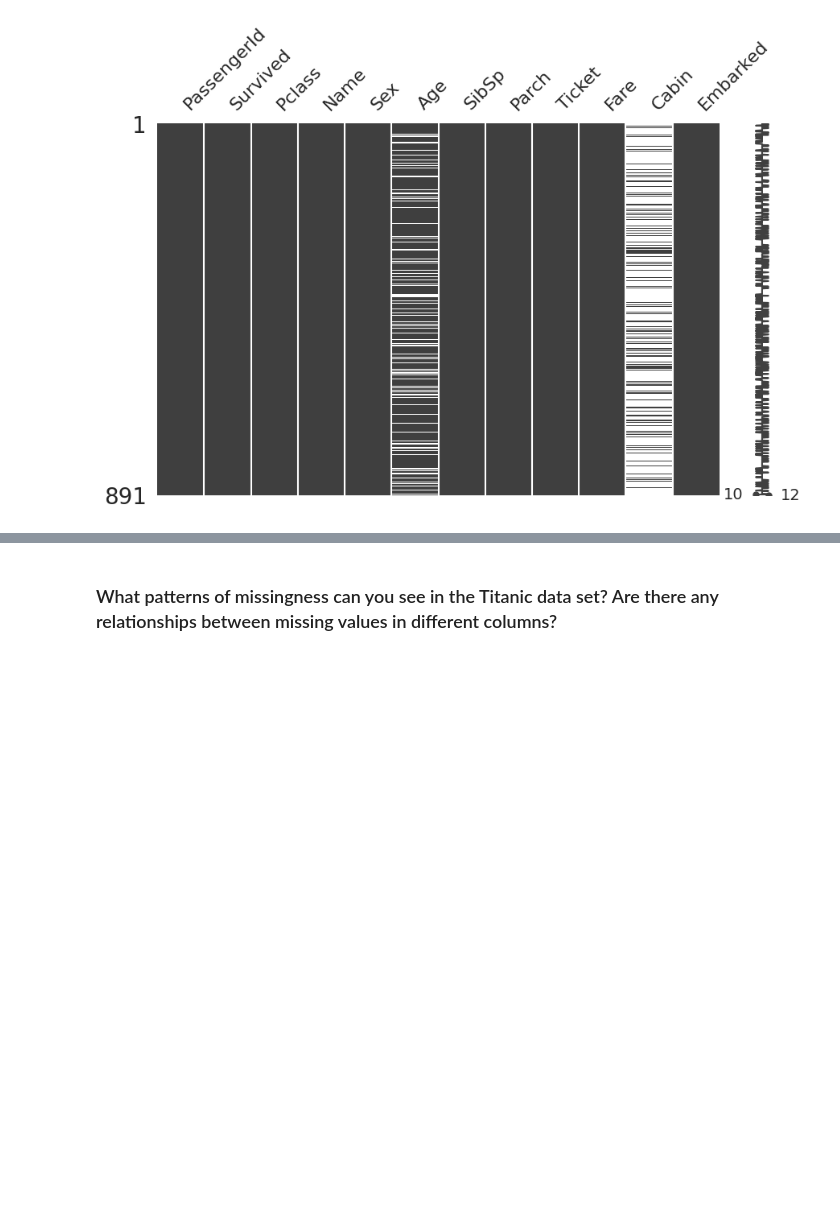
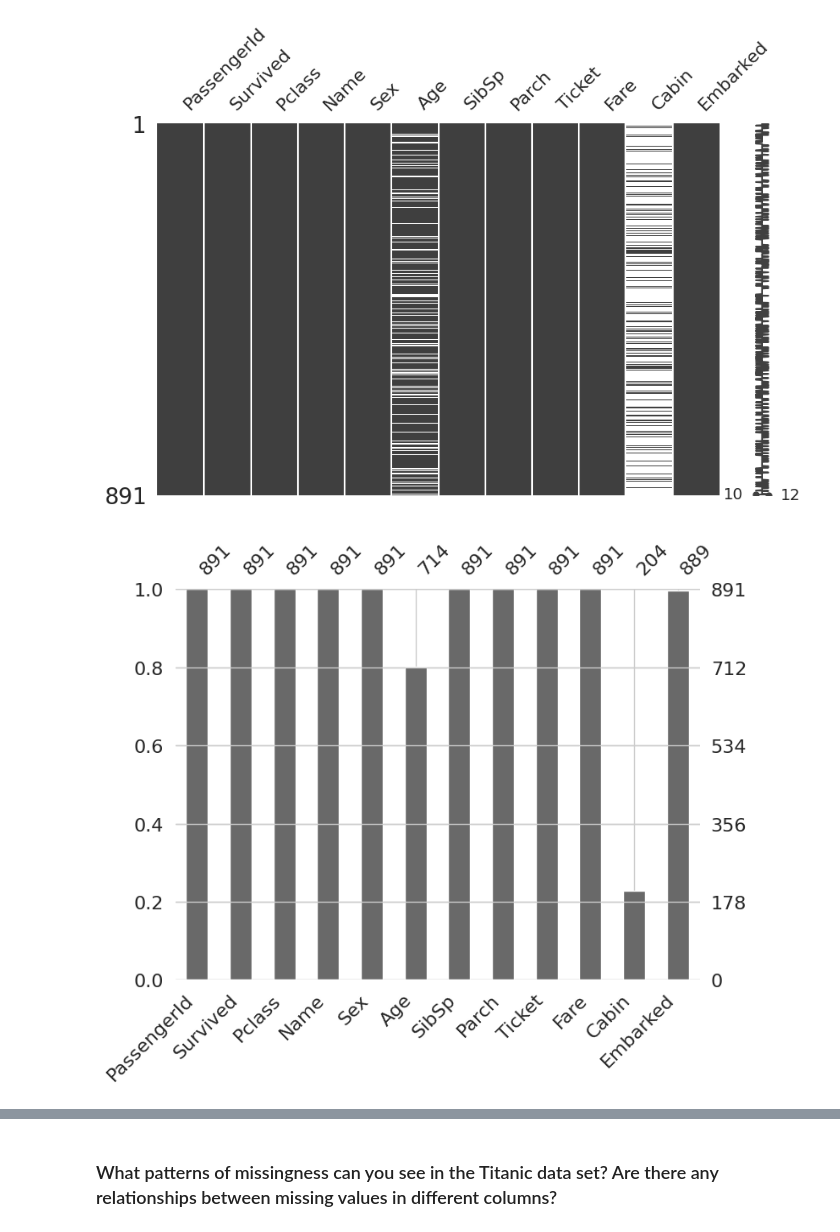
Before and after one commit to milena-seismo/DSB-Unit-02, a Jupyter notebook: 05 - Missing Data/02-missing-data.ipynb, the cells around one changed output, grey strips where cells are left out. Cells and saved outputs as stored; diff of their text form; code cells hidden in the pictures; blank space fills up the shorter version.

```diff
--- a/05 - Missing Data/02-missing-data.ipynb
+++ b/05 - Missing Data/02-missing-data.ipynb
@@ -152,5 +152,10 @@ plt.show()
 [figure]
 # %%
 # Create a bar chart showing the count of missing values by column
+
+msno.bar(titanik, figsize=(8, 6))
+plt.show()
+# %% [output]
+[figure, added]
 # %%
 # Create a heatmap to show correlations between missingness
```
Also changed, not shown: parts of 1 cell of this notebook.
